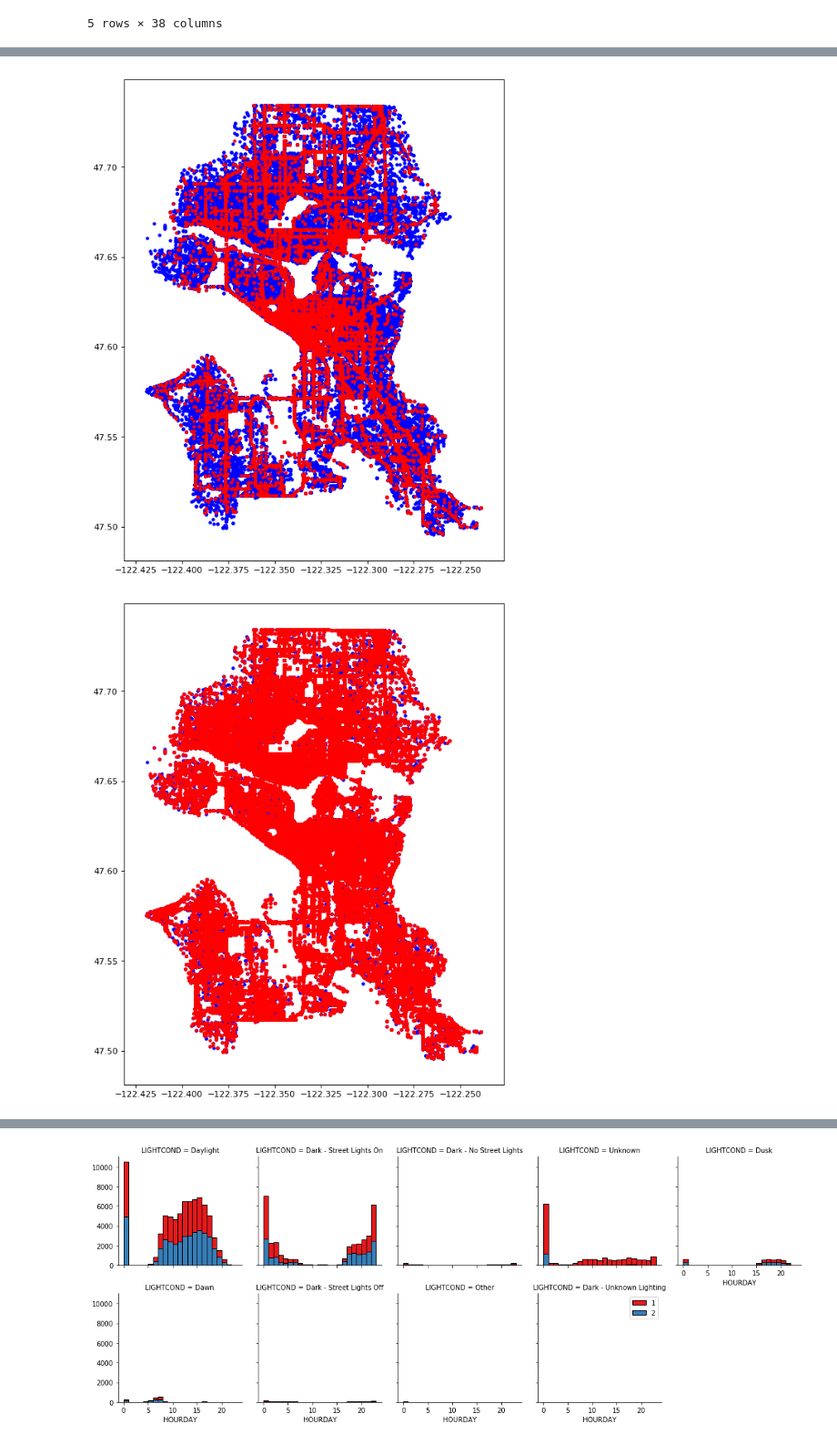
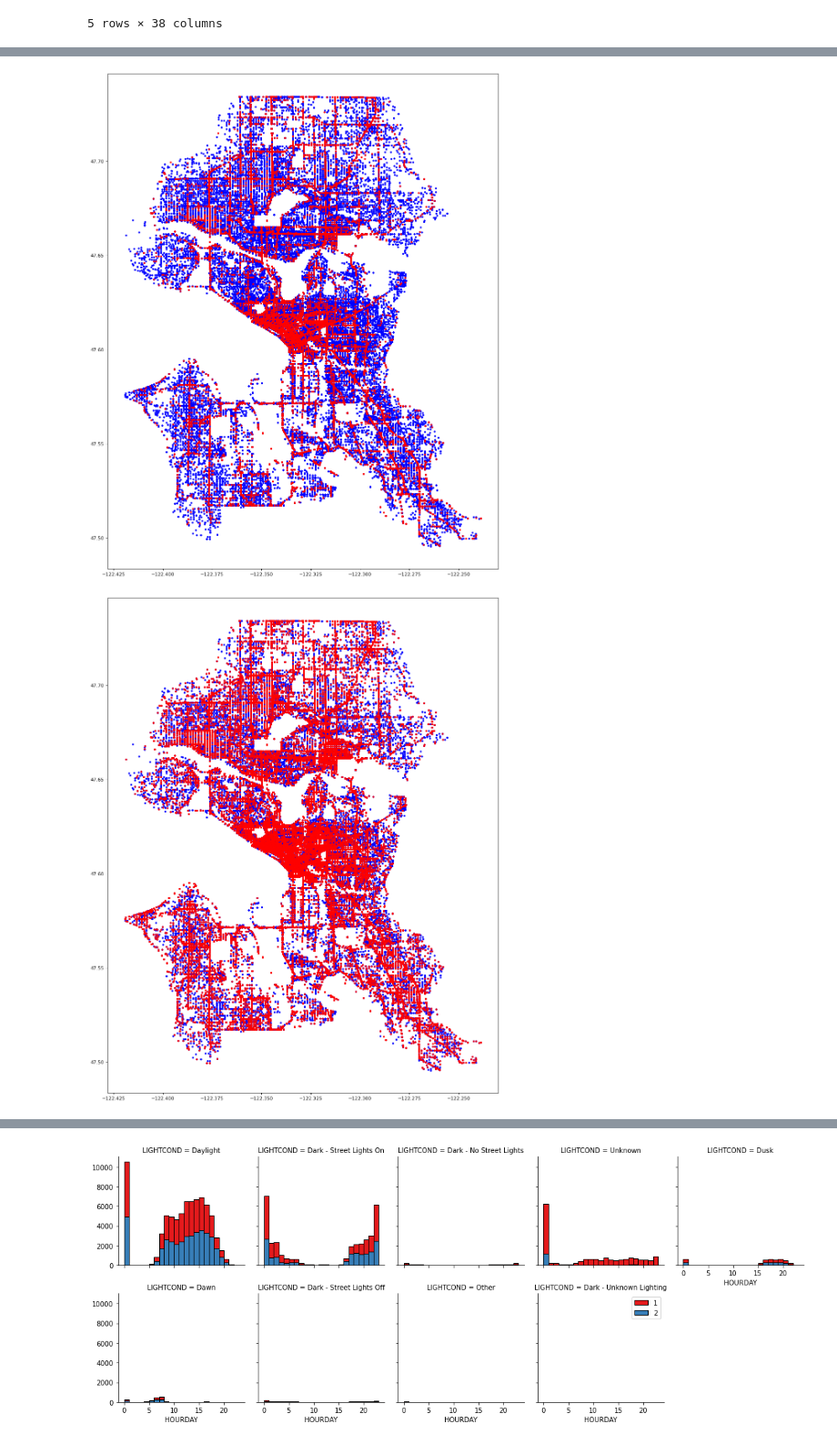
Before and after one commit to jearizaa/DataScience_AI_ML, a Jupyter notebook: Data Science Capstone.ipynb, the cells around one changed output, grey strips where cells are left out. Shown at 91% size. Saved outputs shown, nothing was run; the diff lists cells and outputs as text; code cells hidden in the pictures.

Commit message:
Data Capstone
Capstone

```diff
--- a/Data Science Capstone.ipynb
+++ b/Data Science Capstone.ipynb
@@ -16,11 +16,13 @@ df.head()
 | 4 | 2 | -122.306426 | 47.545739 | 5 | 17700 | 17700 | 1807429 | Matched | Intersection | 34387.0 | ... |
 5 rows × 38 columns
 # %%
-out = ['OBJECTID', 'INCKEY', 'COLDETKEY', 'INTKEY', 'REPORTNO', 'STATUS',
-       'LOCATION', 'EXCEPTRSNCODE', 'EXCEPTRSNDESC', 'SEVERITYCODE.1', 'SEVERITYDESC',
-       'COLLISIONTYPE', 'PERSONCOUNT', 'PEDCOUNT', 'PEDCYLCOUNT', 'VEHCOUNT', 'INCDATE',
-       'ST_COLCODE', 'SDOT_COLDESC', 'PEDROWNOTGRNT', 'SDOTCOLNUM', 'ST_COLDESC',
-       'HITPARKEDCAR', 'SEGLANEKEY', 'CROSSWALKKEY']
+out = ['OBJECTID', 'INCKEY', 'COLDETKEY', 'INTKEY', 'REPORTNO',
+       'STATUS', 'LOCATION', 'EXCEPTRSNCODE', 'EXCEPTRSNDESC', 'SEVERITYCODE.1',
+       'SEVERITYDESC', 'COLLISIONTYPE', 'PERSONCOUNT', 'VEHCOUNT', 'INCDATE',
+       'SDOT_COLDESC', 'SDOTCOLNUM', 'ST_COLDESC', 'SEGLANEKEY', 'CROSSWALKKEY']
 
-df[out].head()
+for column in data[out].columns.values.tolist():
+    print(column)
+    print(data[column].unique())
+    print("")
 # %% [output]
@@ -34,4 +46,4 @@ df[out].head()
 # %%
-df.drop(out, axis = 1, inplace = True)
+df = data.drop(out, axis = 1)
 df.head()
 # %% [output]
@@ -76,6 +88,10 @@ df['INCDTTM'] = pd.to_datetime(df['INCDTTM'])
 df['HOURDAY'] = df['INCDTTM'].dt.hour
 df['DAYWEEK'] = df['INCDTTM'].dt.dayofweek
 df['MONTH'] = df['INCDTTM'].dt.month
+df['PEDROWNOTGRNT'].replace(np.nan, 0, inplace = True)
+df['PEDROWNOTGRNT'].replace('Y', 1, inplace = True)
+df['HITPARKEDCAR'].replace(['N', '0'], 0, inplace = True)
+df['HITPARKEDCAR'].replace(['Y', '1'], 1, inplace = True)
 
 nan = df.isnull()
 for column in nan.columns.values.tolist():
@@ -141,5 +158,6 @@ df_sev2.head()
 # %%
-figure(num=None, figsize=(8, 8*1.3), dpi=80, facecolor='w', edgecolor='k')
+fs = 15
+figure(num=None, figsize=(fs, fs*1.3), dpi=80, facecolor='w', edgecolor='k')
 plt.scatter(df_sev1['X'], df_sev1['Y'], marker='.', color = 'b')
 plt.scatter(df_sev2['X'], df_sev2['Y'], marker='.', color = 'r')
 plt.show()
@@ -175,16 +193,16 @@ plt.show()
 # %%
 df_dark0 = df_sev2[~df['LIGHTCOND'].isin(['Daylight'])]
-figure(num=None, figsize=(8, 8*1.3), dpi=80, facecolor='w', edgecolor='k')
+figure(num=None, figsize=(fs, fs*1.3), dpi=80, facecolor='w', edgecolor='k')
 plt.scatter(df_sev1['X'], df_sev1['Y'], marker='.', color = 'b')
 plt.scatter(df_dark0['X'], df_dark0['Y'], marker='.', color = 'r')
 plt.show()
 # %% [output]
-[figure, old version]
+[figure, new version]
 # %%
-df_dark = df[~df['LIGHTCOND'].str.contains('Dark')]
-figure(num=None, figsize=(8, 8*1.3), dpi=80, facecolor='w', edgecolor='k')
+df_dark = df[df['LIGHTCOND'].str.contains('Dark')]
+figure(num=None, figsize=(fs, fs*1.3), dpi=80, facecolor='w', edgecolor='k')
 plt.scatter(df_sev1['X'], df_sev1['Y'], marker='.', color = 'b')
 plt.scatter(df_dark['X'], df_dark['Y'], marker='.', color = 'r')
 plt.show()
 # %% [output]
-[figure, old version]
+[figure, new version]
```
Also changed, not shown: parts of 28 cells of this notebook, 2 other files.
